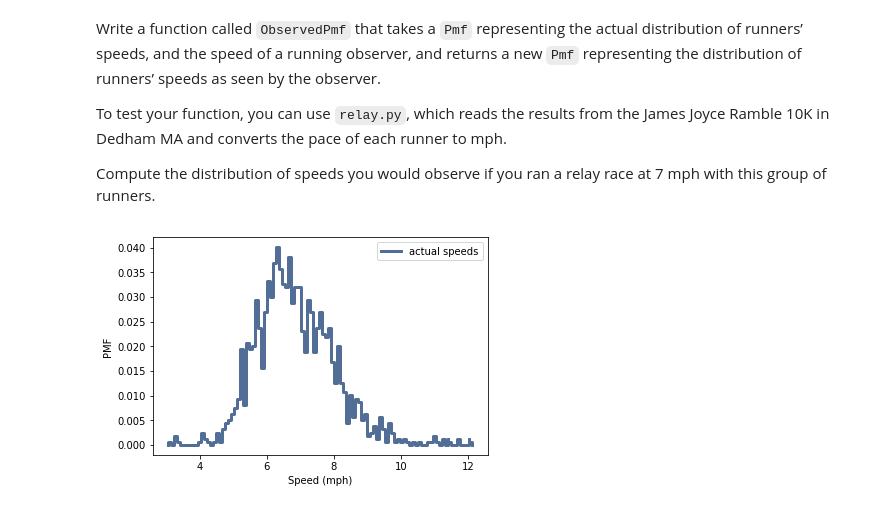
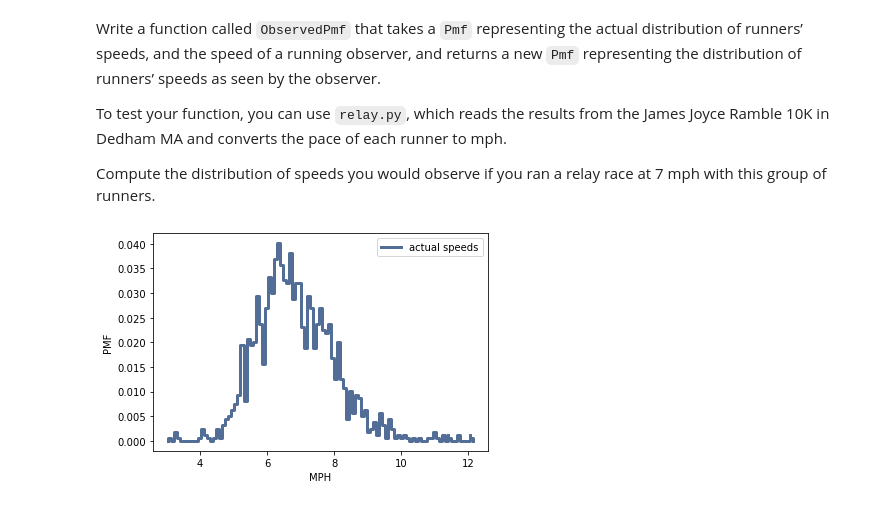
Before and after one commit to choman/dsc530, a Jupyter notebook: week04/ChadHoman_chap03-1.ipynb, the cells around one changed output. Drawn from its saved outputs; the diff is of its cells as text; code cells hidden in the pictures.

```diff
--- a/week04/ChadHoman_chap03-1.ipynb
+++ b/week04/ChadHoman_chap03-1.ipynb
@@ -423,6 +434,6 @@ speeds = relay.BinData(speeds, 3, 12, 100)
 # %%
 pmf = thinkstats2.Pmf(speeds, 'actual speeds')
 thinkplot.Pmf(pmf)
-thinkplot.Config(xlabel='Speed (mph)', ylabel='PMF')
+thinkplot.Config(xlabel='MPH', ylabel='PMF')
 # %% [output]
-[figure, old version]
+[figure, new version]
```
Also changed, not shown: parts of 20 cells of this notebook, 5 other files.
